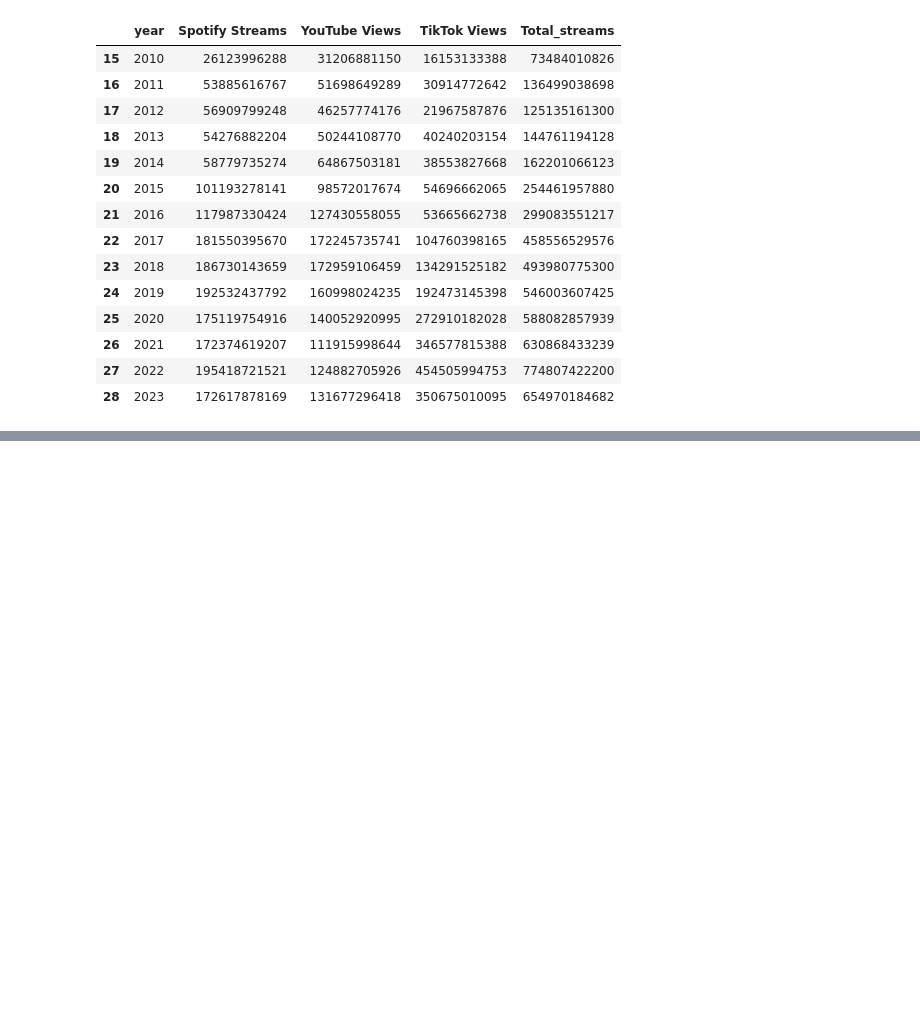
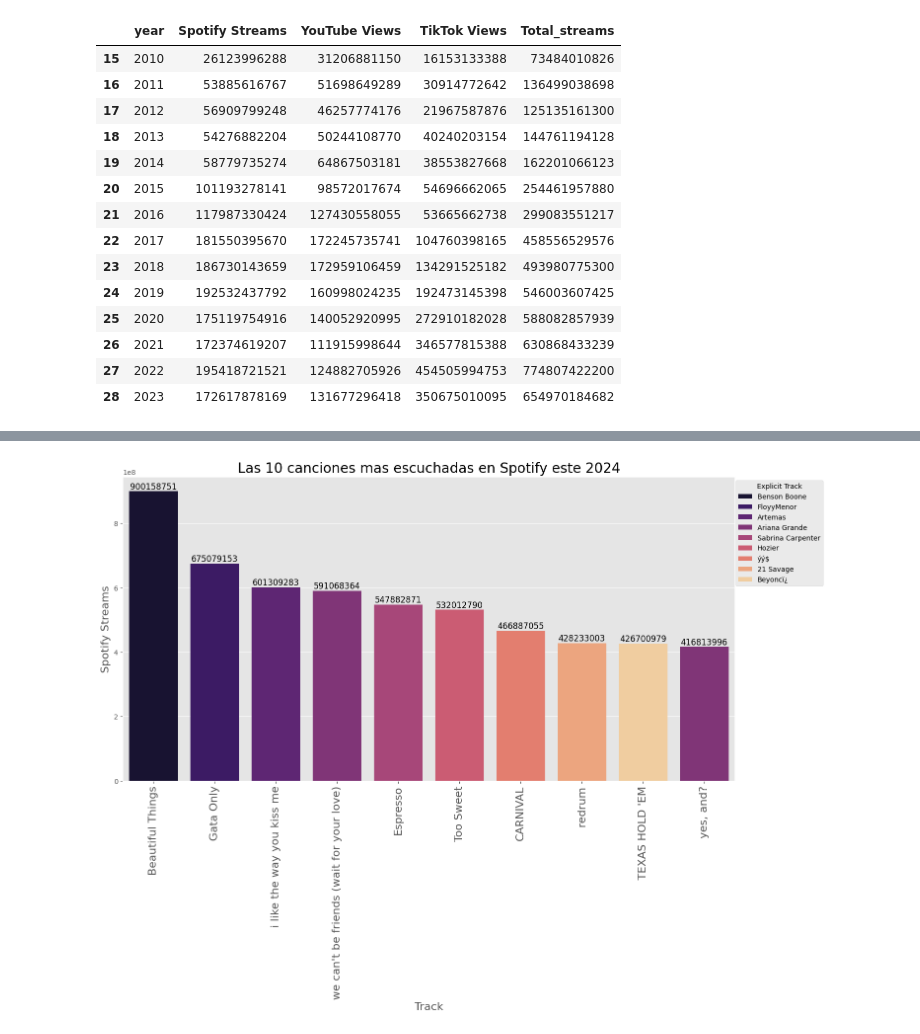
Before and after one commit to crisbelceballo/EDA_Music_Streams, a Jupyter notebook: notebooks/main.ipynb, the cells around one changed output, grey strips where cells are left out. Drawn from its saved outputs; the diff is of its cells as text; code cells hidden in the pictures; blank space fills up the shorter version.

```diff
--- a/notebooks/main.ipynb
+++ b/notebooks/main.ipynb
@@ -414,0 +444,3 @@ year_streams
+# %%
+Spotify_2024 = data.loc[data['year'] > 2023]
+Spotify_2024.drop_duplicates(subset='Track', keep='first',inplace=True)
@@ -414,0 +452,4 @@ year_streams
+# %%
+#Mostrar las 10 canciones mas escuchadas en Spotify
+top_10_spotify = Spotify_2024.sort_values(by='Spotify Streams',ascending=False).head(10)
+top_10_spotify
@@ -414,0 +468,16 @@ year_streams
+# %%
+plt.figure(figsize=(16, 8))
+
+sns.barplot(x='Track', y='Spotify Streams', data=top_10_spotify,hue='Artist',dodge=False,palette='magma')
+plt.xlabel('Track',fontsize=16)
+plt.ylabel('Spotify Streams',fontsize=16)
+plt.title('Las 10 canciones mas escuchadas en Spotify este 2024',fontsize=20)
+plt.legend(title='Explicit Track', loc='upper right',bbox_to_anchor=(1.15,1))
+plt.xticks(rotation=90,fontsize=16)
+
+for index, value in enumerate(top_10_spotify['Spotify Streams']):
+    plt.text(index, value, f'{value}', va='bottom',ha='center',fontsize=12,color='black')
+
+plt.show()
+# %% [output]
+[figure, added]
```
Also changed, not shown: parts of 6 cells of this notebook.
